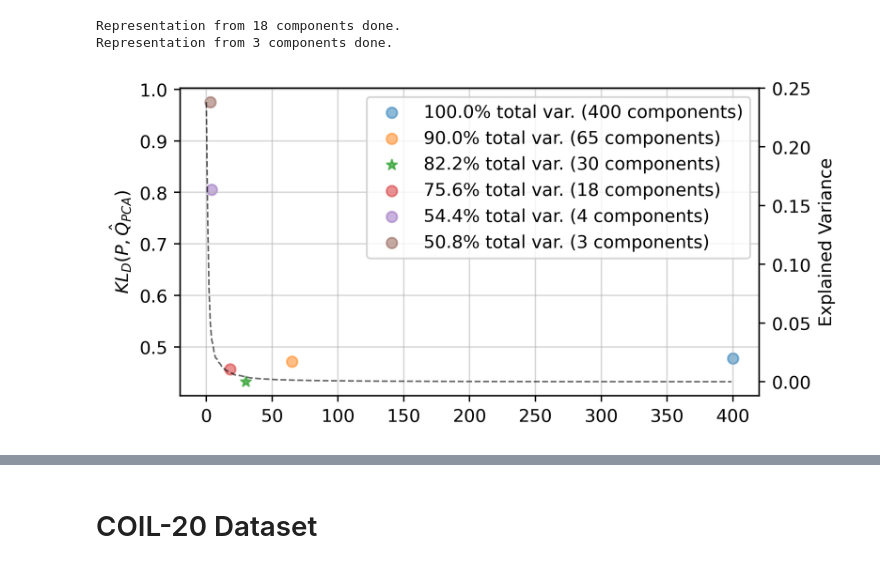
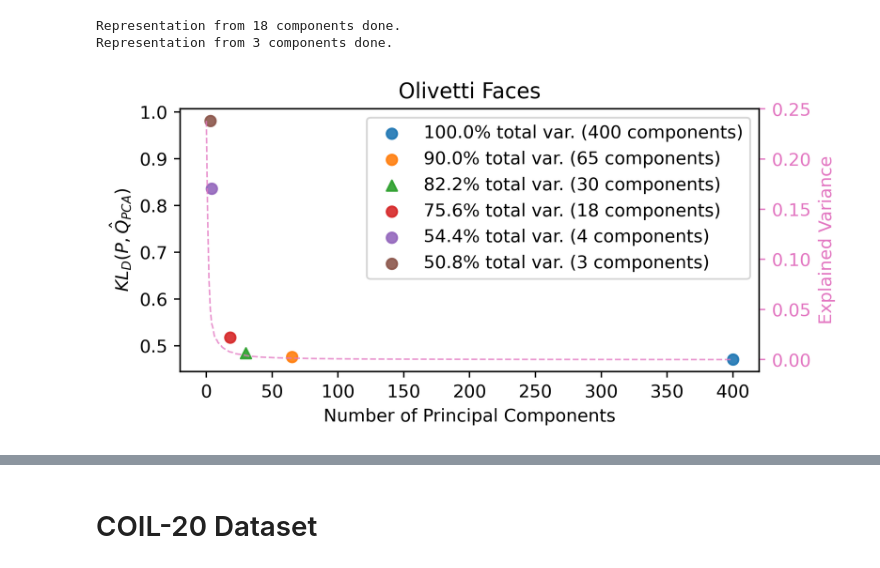
Before and after one commit to j-c-carr/Revisiting-Data-Visualization-with-t-SNE, a Jupyter notebook: pca_analysis.ipynb, the cells around one changed output, grey strips where cells are left out. Saved outputs shown, nothing was run; the diff lists cells and outputs as text; code cells hidden in the pictures.

```diff
--- a/pca_analysis.ipynb
+++ b/pca_analysis.ipynb
@@ -133,8 +135,7 @@ Representation from 10 components done.
 Representation from 3 components done.
 # %%
 fix, ax1 = plt.subplots(figsize=(6,3), dpi=400)
-# plt.hlines(representations[784]['kld_pq'], xmin=0, xmax=784, color='orange', linestyles='dashed',
-#            label = r'$KL_{D}(P,\hat{Q})$')
+
 for i, n_components in enumerate(sorted(representations_mnist.keys(), reverse=True)):
 
     if n_components == 784:
@@ -143,21 +144,24 @@ for i, n_components in enumerate(sorted(representations_mnist.keys(), reverse=Tr
         total_var = np.cumsum(pca_mnist.explained_variance_ratio_)[n_components] * 100
 
     if n_components == 30:
-        plt.scatter(n_components, representations_mnist[n_components]['kld_pfull_qreduced'], alpha=0.7, marker="*",
+        plt.scatter(n_components, representations_mnist[n_components]['kld_pfull_qreduced'], alpha=0.9, marker="^",
                     label=f'{total_var:.1f}% total var. ({n_components} components)')
     else:
-        plt.scatter(n_components, representations_mnist[n_components]['kld_pfull_qreduced'], alpha=0.5,
+        plt.scatter(n_components, representations_mnist[n_components]['kld_pfull_qreduced'], alpha=0.9,
                     label=f'{total_var:.1f}% total var. ({n_components} components)')
 
 ax2 = ax1.twinx()
-ax2.plot([i for i in range(X_mnist.shape[1])], pca_mnist.explained_variance_ratio_, label='var. ratio', alpha=0.6,
-         color='black', linestyle='dashed', linewidth=0.9)
-ax1.grid(visible=True, alpha=0.5)
+var, = ax2.plot([i for i in range(X_mnist.shape[1])], pca_mnist.explained_variance_ratio_, label='var. ratio', alpha=0.75,
+         color='tab:pink', linestyle='dashed', linewidth=0.9)
+
 ax1.legend()
+ax2.yaxis.label.set_color(var.get_color())
+ax2.tick_params(axis='y', colors=var.get_color())
 
-plt.xlabel('Number of Principal Components')
+ax1.set_xlabel('Number of Principal Components')
 ax1.set_ylabel(r'$KL_{D}(P, \hat{Q}_{PCA})$')
 ax2.set_ylabel('Explained Variance')
+ax1.set_title('MNIST')
 plt.tight_layout()
-# plt.savefig('out/figures/mnist_pca_kld.png', dpi=400)
+plt.savefig('out/figures/mnist_pca_kld.png', dpi=400)
 # %% [output]
@@ -255,31 +298,34 @@ Representation from 3 components done.
 # %%
 fix, ax1 = plt.subplots(figsize=(6,3), dpi=400)
 
 for i, n_components in enumerate(sorted(representations_orl.keys(), reverse=True)):
 
     if n_components == 400:
         total_var = 100
     else:
         total_var = np.cumsum(pca_orl.explained_variance_ratio_)[n_components] * 100
 
     if n_components == 30:
-        plt.scatter(n_components, representations_orl[n_components]['kld_pfull_qreduced'], alpha=0.7, marker="*",
+        plt.scatter(n_components, representations_orl[n_components]['kld_pfull_qreduced'], alpha=0.9, marker="^",
                     label=f'{total_var:.1f}% total var. ({n_components} components)')
     else:
-        plt.scatter(n_components, representations_orl[n_components]['kld_pfull_qreduced'], alpha=0.5,
+        plt.scatter(n_components, representations_orl[n_components]['kld_pfull_qreduced'], alpha=0.9,
                     label=f'{total_var:.1f}% total var. ({n_components} components)')
 
 ax2 = ax1.twinx()
-ax2.plot([i for i in range(X_orl.shape[0])], pca_orl.explained_variance_ratio_, label='var. ratio', alpha=0.6,
-         color='black', linestyle='dashed', linewidth=0.9)
-ax1.grid(visible=True, alpha=0.5)
+var, = ax2.plot([i for i in range(min(X_orl.shape))], pca_orl.explained_variance_ratio_, label='var. ratio', alpha=0.75,
+         color='tab:pink', linestyle='dashed', linewidth=0.9)
+
 ax1.legend()
+ax2.yaxis.label.set_color(var.get_color())
+ax2.tick_params(axis='y', colors=var.get_color())
 
-plt.xlabel('Number of Principal Components')
+ax1.set_xlabel('Number of Principal Components')
 ax1.set_ylabel(r'$KL_{D}(P, \hat{Q}_{PCA})$')
+ax1.set_title('Olivetti Faces')
 ax2.set_ylabel('Explained Variance')
 plt.tight_layout()
-# plt.savefig('out/figures/mnist_orl_kld.png')
+plt.savefig('out/figures/orl_pca_kld.png', dpi=400)
 # %% [output]
-[figure, old version]
+[figure, new version]
 # %%
```
Also changed, not shown: parts of 8 cells of this notebook, 8 other files.
